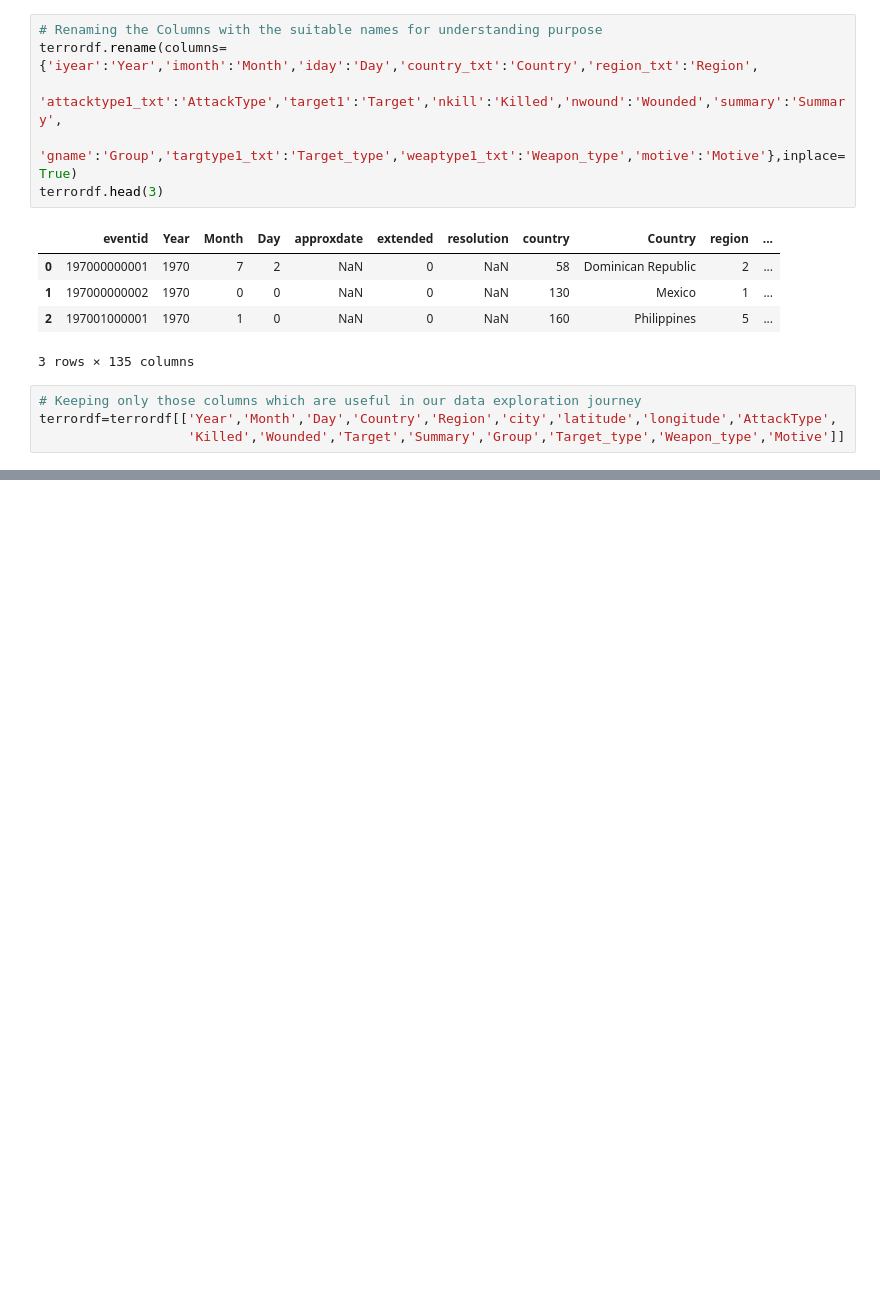
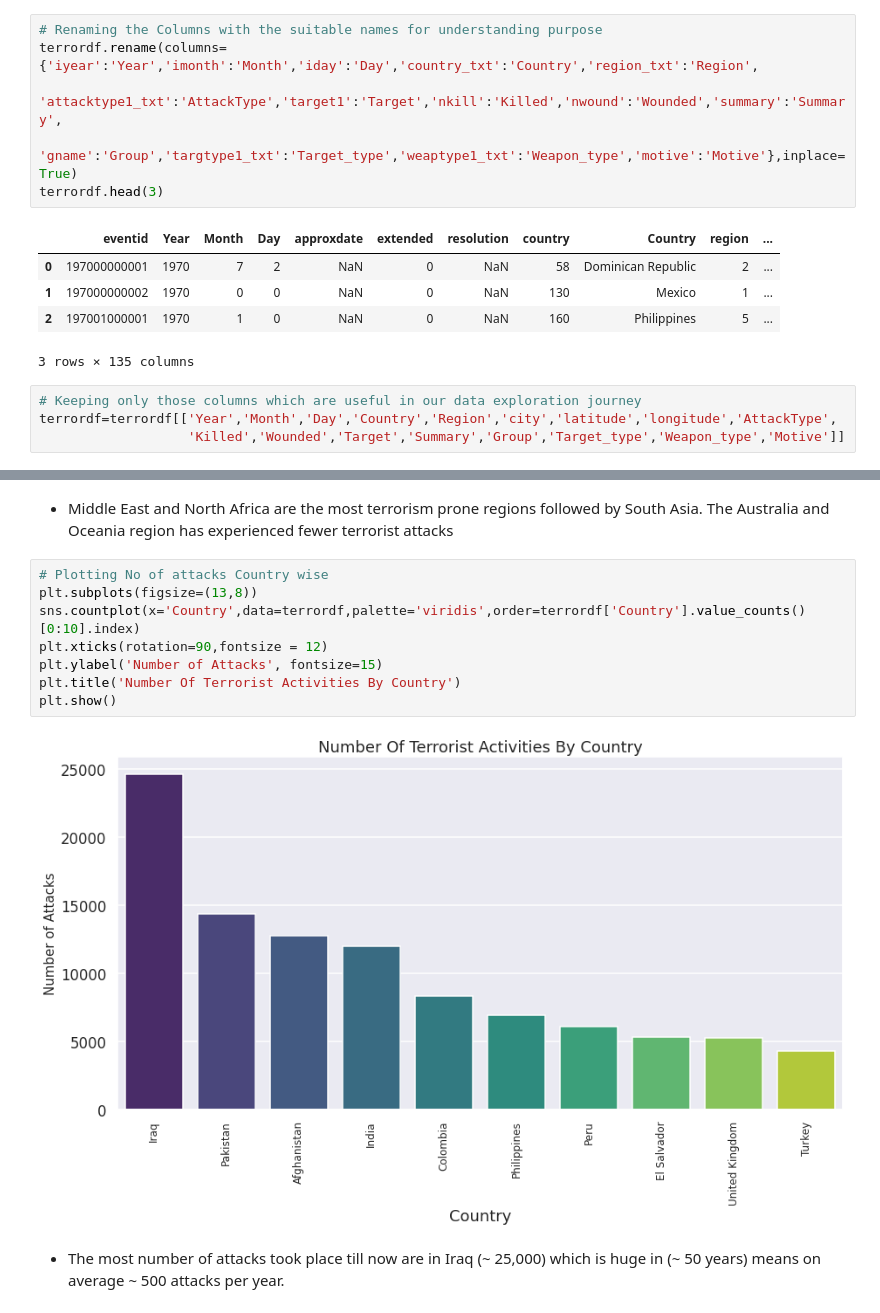
Before and after one commit to Aehteshaam-Shaikh/Global-Terrorism-Database-, a Jupyter notebook: Global_Terrorism_Analysis_Capstone_Project.ipynb, the cells around one changed output, grey strips where cells are left out. Saved outputs shown, nothing was run; the diff lists cells and outputs as text; blank space fills up the shorter version.

```diff
--- a/Global_Terrorism_Analysis_Capstone_Project.ipynb
+++ b/Global_Terrorism_Analysis_Capstone_Project.ipynb
@@ -120,0 +126,17 @@ Index(['Year', 'Month', 'Day', 'Country', 'Region', 'city', 'latitude',
+# %% [markdown]
+* Middle East and North Africa are the most terrorism prone regions followed by
+South Asia. The Australia and Oceania region has experienced fewer terrorist attacks
+# %%
+# Plotting No of attacks Country wise
+plt.subplots(figsize=(13,8))
+sns.countplot(x='Country',data=terrordf,palette='viridis',order=terrordf['Country'].value_counts()[0:10].index)
+plt.xticks(rotation=90,fontsize = 12)
+plt.ylabel('Number of Attacks', fontsize=15)
+plt.title('Number Of Terrorist Activities By Country')
+plt.show()
+# %% [output]
+[figure, added]
+# %% [markdown]
+
+
+*   The most number of attacks took place till now are in Iraq (~ 25,000) which is huge in (~ 50 years) means on average ~ 500 attacks per year.
```
Also changed, not shown: parts of 12 cells of this notebook.
